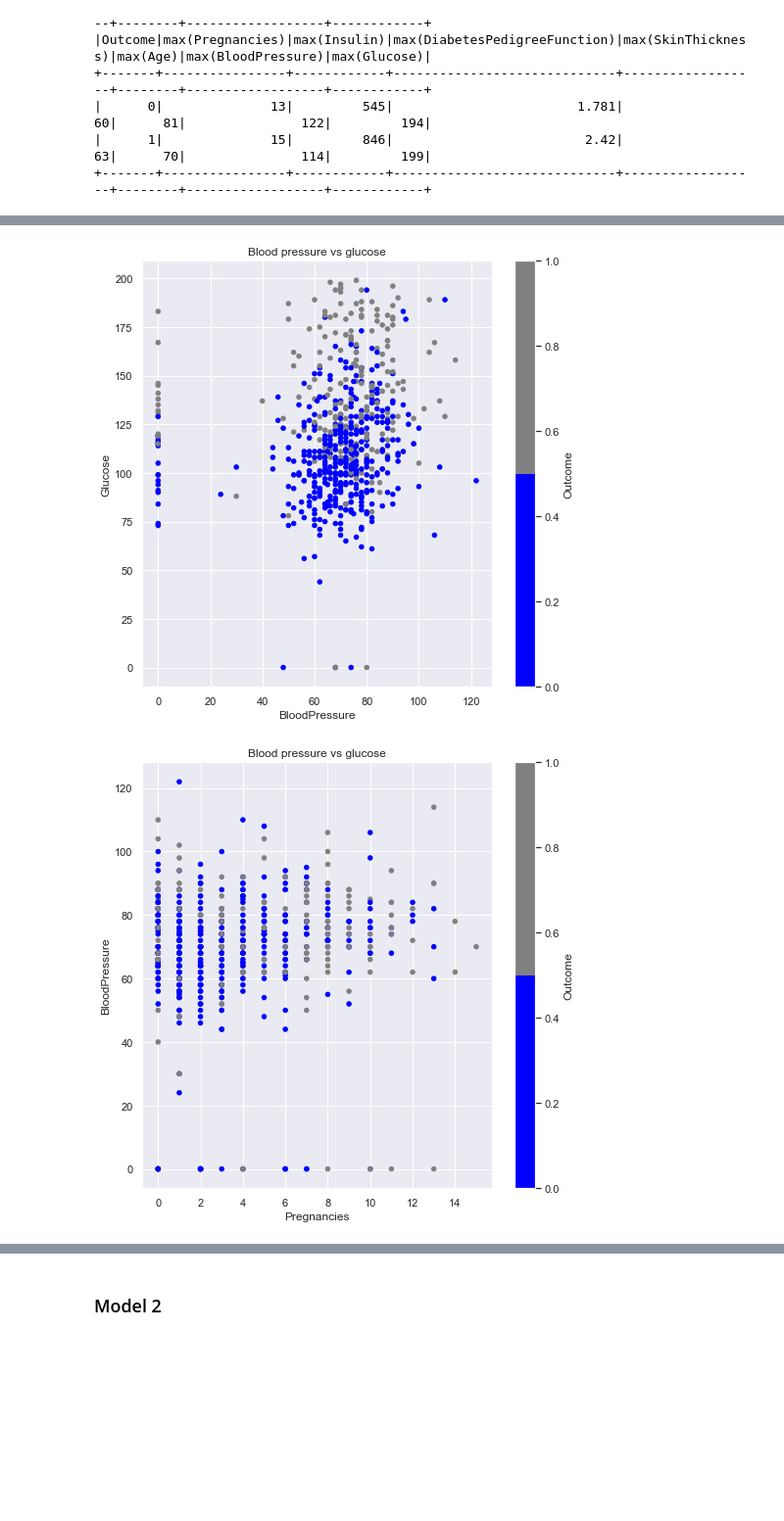
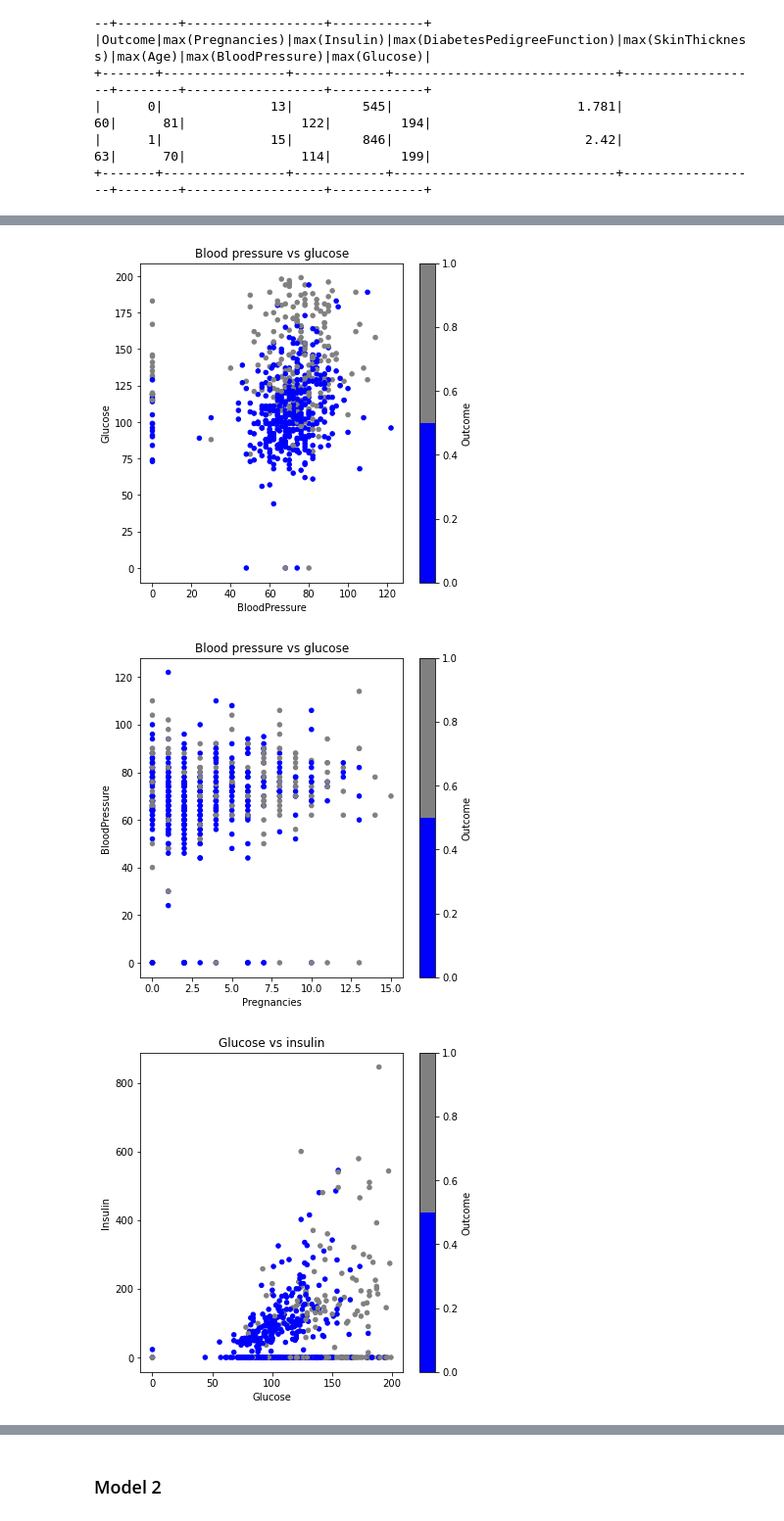
Before and after one commit to peshekhodko/FinalProject, a Jupyter notebook: FinalProject.ipynb, the cells around one changed output, grey strips where cells are left out. Shown at 98% size. Cells and saved outputs as stored; diff of their text form; code cells hidden in the pictures; blank space fills up the shorter version.

```diff
--- a/FinalProject.ipynb
+++ b/FinalProject.ipynb
@@ -157,29 +223,38 @@ max_values.show()
 # %%
-import matplotlib.pyplot as plt
-import matplotlib.colors as colors
-ps.options.plotting.backend = 'matplotlib'
+
 
 mycmap = colors.ListedColormap(['blue', 'grey'])
-eda_train = train.to_pandas_on_spark()
-#eda_train.plot.scatter(x='BloodPressure', y='Insulin')
 eda_train.plot.scatter(x='BloodPressure', y='Insulin', c = 'Outcome', colormap = mycmap,
                        ylabel = "Insulin level",
                        xlabel = "Blood pressure",
                        title = "Blood pressure vs insuline",
                        sharex = False,
-                       figsize = (8, 8))
+                       figsize = (6, 6))
 
 eda_train.plot.scatter(x='BloodPressure', y='Glucose', c = 'Outcome', colormap = mycmap, #colormap = "tab10",
                        ylabel = "Glucose",
                        xlabel = "Blood pressure",
                        title = "Blood pressure vs glucose",
                        sharex = False,
-                       figsize = (8, 8))
+                       figsize = (6, 6))
 
 eda_train.plot.scatter(x='Pregnancies', y='BloodPressure', c = 'Outcome', colormap = mycmap, #colormap = "tab10",
                        ylabel = "BloodPressure",
                        xlabel = "# of Pregnancies",
                        title = "Blood pressure vs glucose",
                        sharex = False,
-                       figsize = (8, 8))
+                       figsize = (6, 6))
+
+eda_train.plot.scatter(x='Glucose', y='Insulin', c = 'Outcome', colormap = mycmap, #colormap = "tab10",
+                       ylabel = "Insulin",
+                       xlabel = "Glucose",
+                       title = "Glucose vs insulin",
+                       sharex = False,
+                       figsize = (6, 6))
+eda_train.plot.scatter(x='Insulin', y='Pregnancies', c = 'Outcome', colormap = mycmap, #colormap = "tab10",
+                       ylabel = "# of pregnancies",
+                       xlabel = "Insulin",
+                       title = "Insulin vs # of pregnancies",
+                       sharex = False,
+                       figsize = (6, 6))
 # %% [output]
@@ -188,2 +263,3 @@ eda_train.plot.scatter(x='Pregnancies', y='BloodPressure', c = 'Outcome', colorm
-[figure, old version]
+[figure, new version]
-[figure, old version]
+[figure, new version]
+[figure, added]
```
Also changed, not shown: parts of 63 cells of this notebook.
